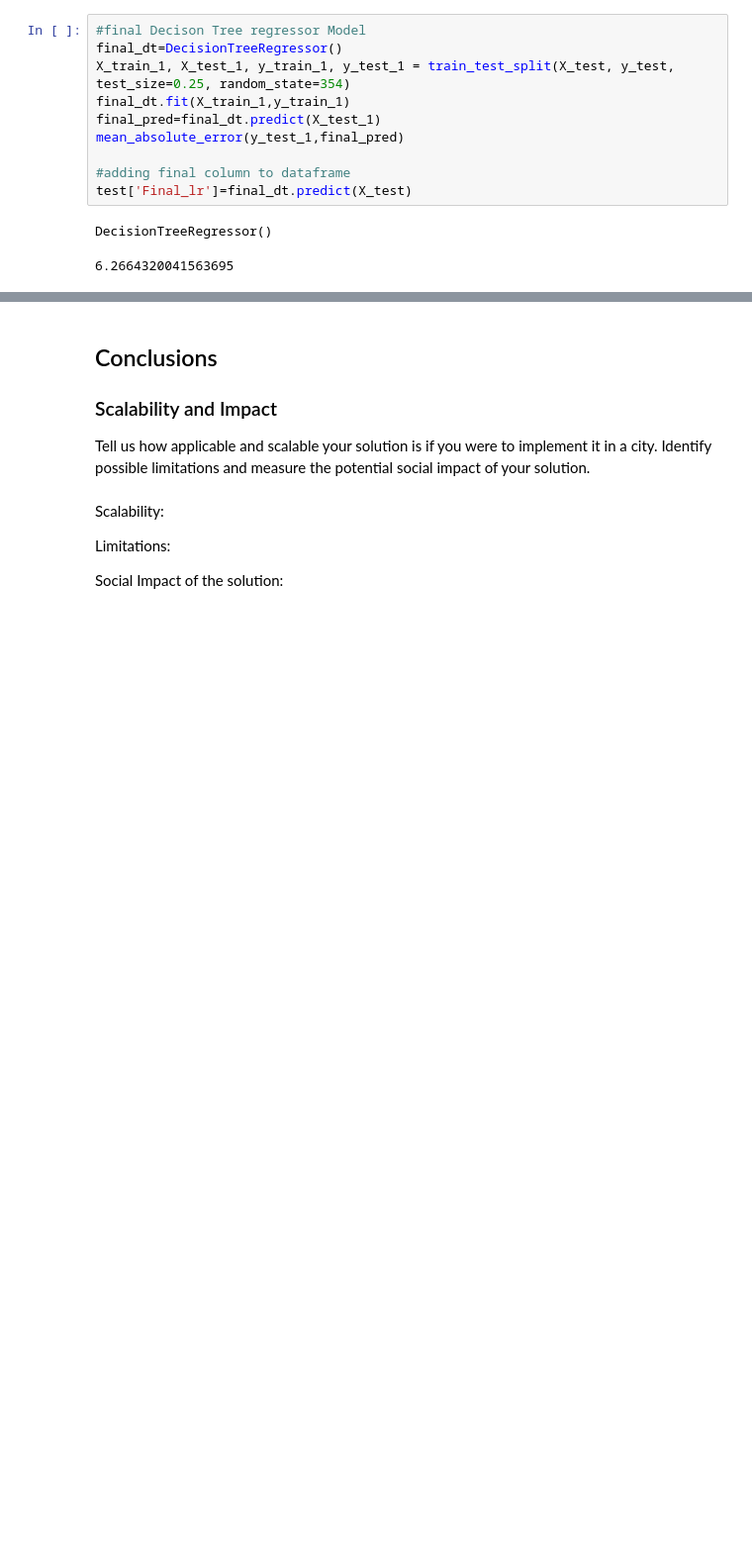
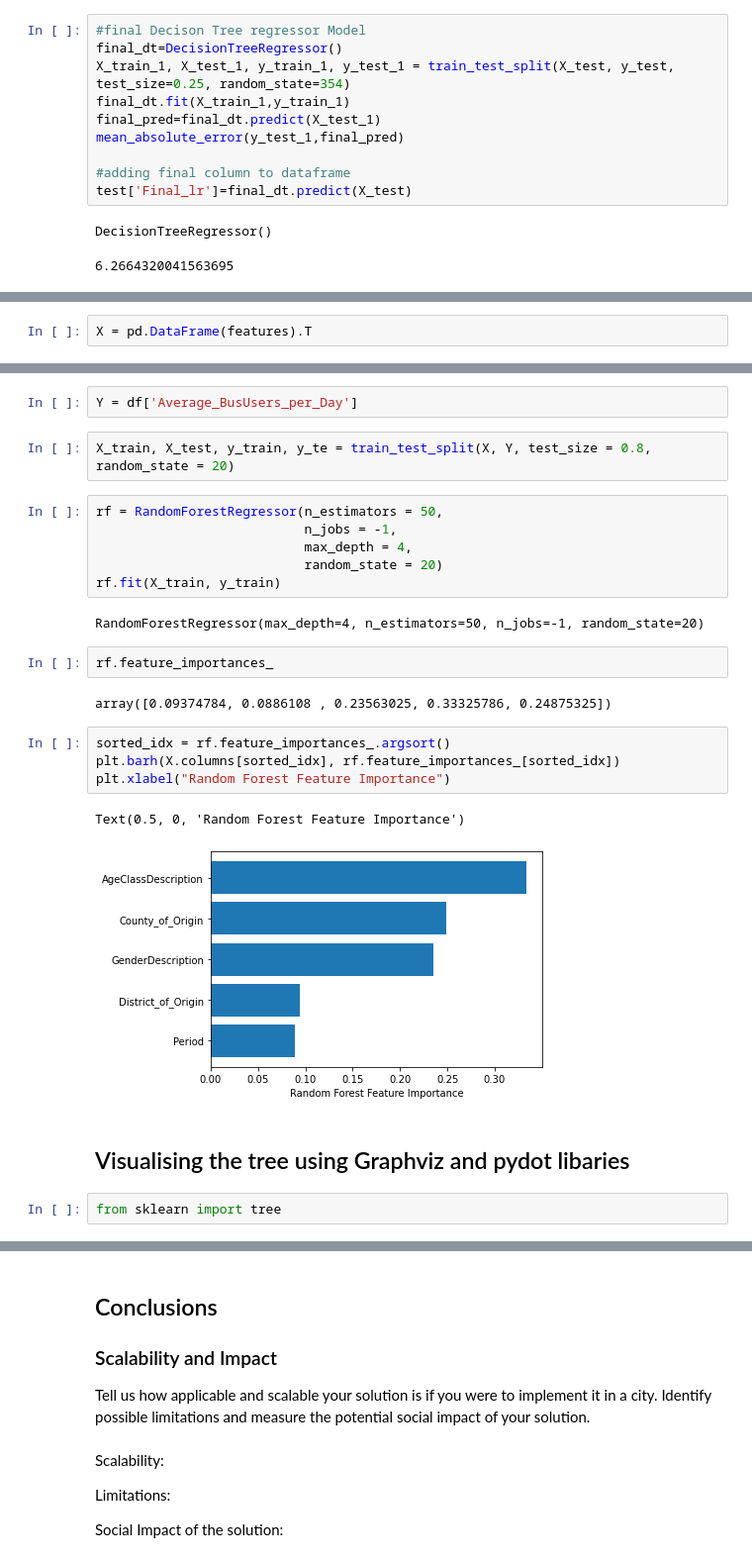
Before and after one commit to desaizeeshan22/World-data-league, a Jupyter notebook: Notebook_Submission.ipynb, the cells around one changed output, grey strips where cells are left out. Shown: that part at 99% size. Saved outputs shown, nothing was run; the diff lists cells and outputs as text; blank space fills up the shorter version.

```diff
--- a/Notebook_Submission.ipynb
+++ b/Notebook_Submission.ipynb
@@ -403,0 +451,2 @@ DecisionTreeRegressor()
+# %%
+X = pd.DataFrame(features).T
@@ -403,0 +462,27 @@ DecisionTreeRegressor()
+# %%
+Y = df['Average_BusUsers_per_Day']
+# %%
+X_train, X_test, y_train, y_te = train_test_split(X, Y, test_size = 0.8, random_state = 20)
+# %%
+rf = RandomForestRegressor(n_estimators = 50,
+                           n_jobs = -1,
+                           max_depth = 4,
+                           random_state = 20)
+rf.fit(X_train, y_train)
+# %% [output]
+RandomForestRegressor(max_depth=4, n_estimators=50, n_jobs=-1, random_state=20)
+# %%
+rf.feature_importances_
+# %% [output]
+array([0.09374784, 0.0886108 , 0.23563025, 0.33325786, 0.24875325])
+# %%
+sorted_idx = rf.feature_importances_.argsort()
+plt.barh(X.columns[sorted_idx], rf.feature_importances_[sorted_idx])
+plt.xlabel("Random Forest Feature Importance")
+# %% [output]
+Text(0.5, 0, 'Random Forest Feature Importance')
+[figure, added]
+# %% [markdown]
+<h2>Visualising the tree using Graphviz and pydot libaries</h2>
+# %%
+from sklearn import tree
```
Also changed, not shown: parts of 13 cells of this notebook.
